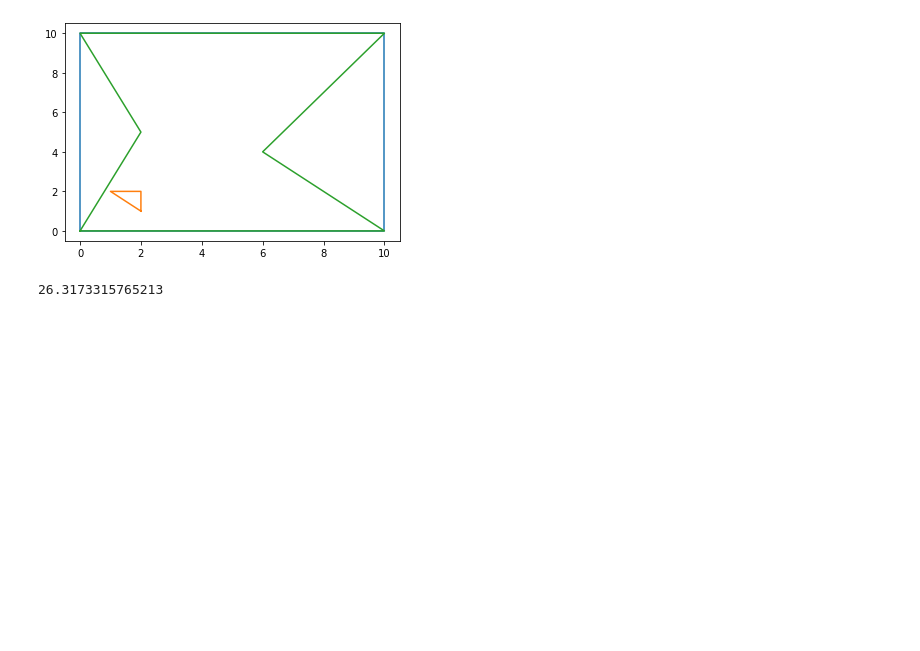
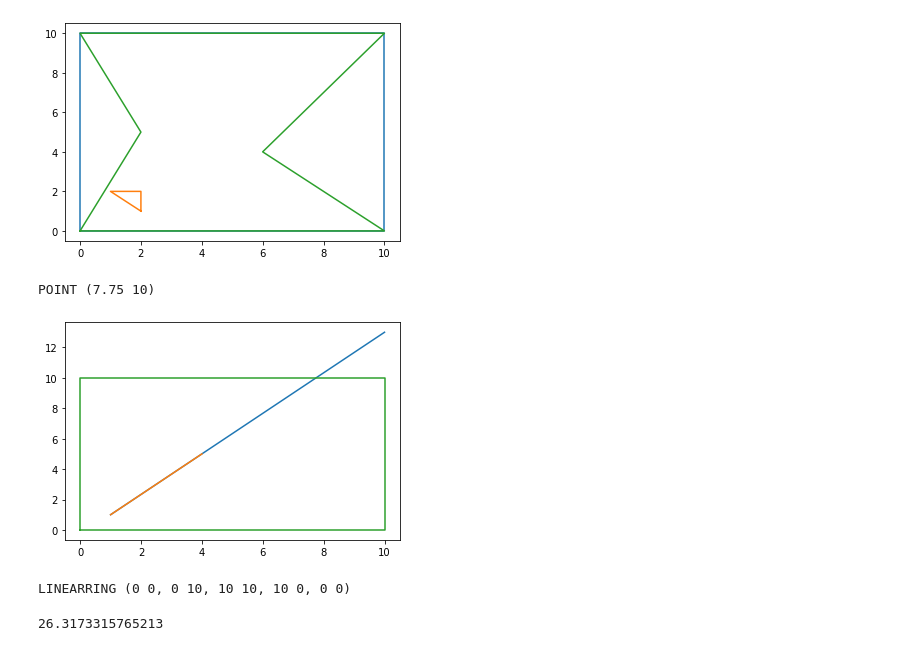
Before and after one commit to ejbosia/Fermat-Spirals, a Jupyter notebook: Shapley Tests.ipynb, the cells around one changed output. Drawn from its saved outputs; the diff is of its cells as text; code cells hidden in the pictures; blank space fills up the shorter version.

```diff
--- a/Shapley Tests.ipynb
+++ b/Shapley Tests.ipynb
@@ -61,6 +61,36 @@ plot_ring(lr2)
 plot_ring(lr3)
 # %% [output]
 [figure]
+# %%
+x = LineString([(1,1),(4,5)])
+# %%
+def extend_linestring(line, dis=10):
+
+    p1 = line.coords[0]
+    p2 = line.coords[1]
+
+    dx = p2[0]-p1[0]
+    dy = p2[1]-p1[1]
+
+    angle = np.arctan2(dy,dx)
+
+    px = np.cos(angle)*dis + p2[0]
+    py = np.sin(angle)*dis + p2[1]
+
+    return LineString((line.coords[0], (px,py)))
+# %%
+print(extend_linestring(x).intersection(lr1))
+
+plot_ring(extend_linestring(x))
+plot_ring(x)
+pblot_ring(lr1)
+# %% [output]
+POINT (7.75 10)
+[figure, added]
+# %%
+print(Polygon(lr1).exterior)
+# %% [output]
+LINEARRING (0 0, 0 10, 10 10, 10 0, 0 0)
 # %%
 def reverse(lr):
 
```
Also changed, not shown: parts of 1 cell of this notebook, 2 other files.
